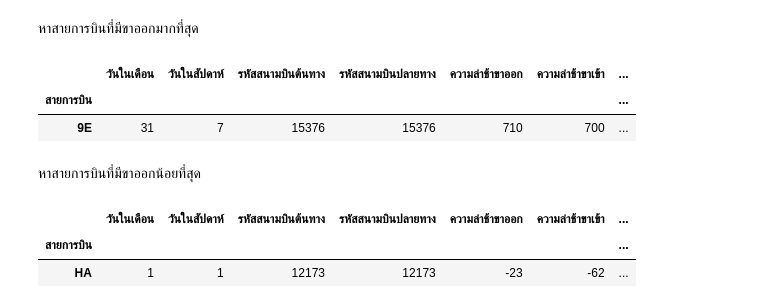
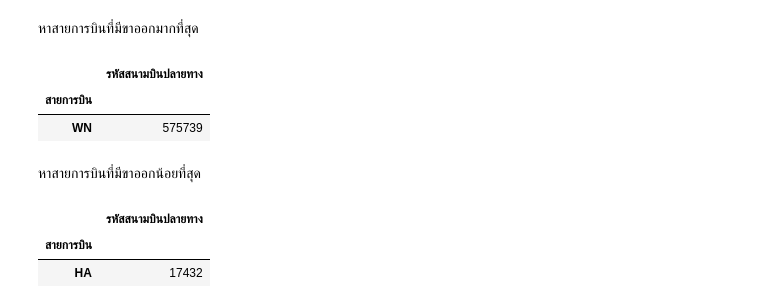
Before and after one commit to naruemonssp/DWDM21, a Jupyter notebook: MiniExam.ipynb, the cells around one changed output. Cells and saved outputs as stored; diff of their text form; code cells hidden in the pictures.

```diff
--- a/MiniExam.ipynb
+++ b/MiniExam.ipynb
@@ -190,18 +206,18 @@ dtype: int64
 # %% [markdown]
 หาสายการบินที่มีขาออกมากที่สุด
 # %%
-OUTmax = FAdata_table.groupby('สายการบิน').max().sort_values(by=['รหัสสนามบินต้นทาง'],ascending=False)
-OUTmax.iloc[:1,:]
+EX_max = FAdata_table.groupby('สายการบิน').count().sort_values(by=['รหัสสนามบินต้นทาง'],ascending=False)
+EX_max.iloc[:1,3:4]
 # %% [output]
-|  | วันในเดือน | วันในสัปดาห์ | รหัสสนามบินต้นทาง | รหัสสนามบินปลายทาง | ความล่าช้าขาออก | ความล่าช้าขาเข้า | ... |
-| สายการบิน |  |  |  |  |  |  | ... |
-| 9E | 31 | 7 | 15376 | 15376 | 710 | 700 | ... |
+|  | รหัสสนามบินปลายทาง |
+| สายการบิน |  |
+| WN | 575739 |
 # %% [markdown]
 หาสายการบินที่มีขาออกน้อยที่สุด
 # %%
-OUTmin = FAdata_table.groupby('สายการบิน').min().sort_values(by=['รหัสสนามบินต้นทาง'],ascending=False)
-OUTmin.iloc[:1,:]
+EX_min = FAdata_table.groupby('สายการบิน').count().sort_values(by=['รหัสสนามบินต้นทาง'],ascending=True)
+EX_min.iloc[:1,3:4]
 # %% [output]
-|  | วันในเดือน | วันในสัปดาห์ | รหัสสนามบินต้นทาง | รหัสสนามบินปลายทาง | ความล่าช้าขาออก | ความล่าช้าขาเข้า | ... |
-| สายการบิน |  |  |  |  |  |  | ... |
-| HA | 1 | 1 | 12173 | 12173 | -23 | -62 | ... |
+|  | รหัสสนามบินปลายทาง |
+| สายการบิน |  |
+| HA | 17432 |
```
Also changed, not shown: parts of 1 cell of this notebook.
